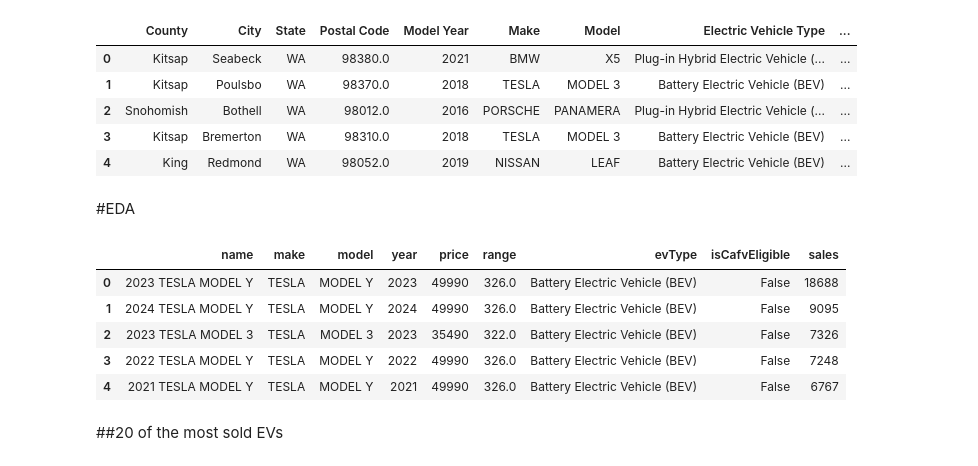
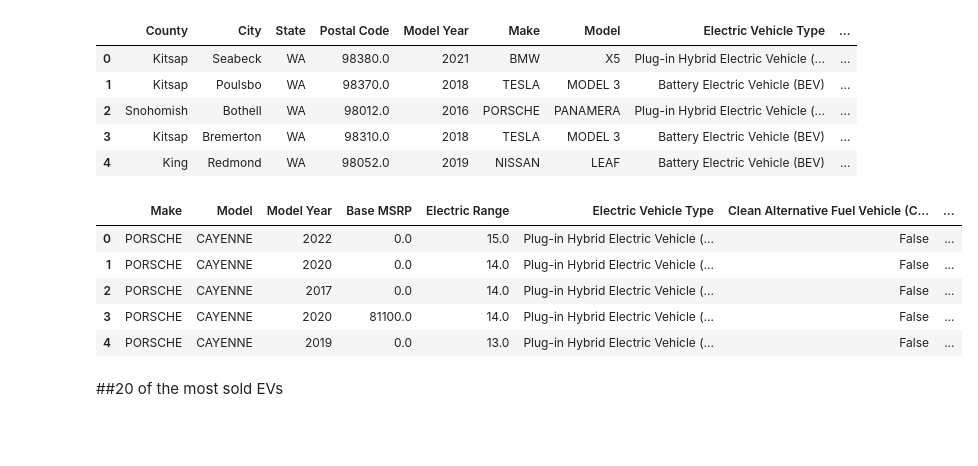
Before and after one commit to amitsingh2409/DA204o-Decoding-the-EV-Adoption, a Jupyter notebook: code/03-EDA.ipynb, the cells around one changed output. Cells and saved outputs as stored; diff of their text form; code cells hidden in the pictures; blank space fills up the shorter version.

```diff
--- a/code/03-EDA.ipynb
+++ b/code/03-EDA.ipynb
@@ -8,5 +12,5 @@ warnings.filterwarnings('ignore')
 # %%
-df = pd.read_parquet("dataset/processed_data.parquet")
+df = pd.read_parquet("../dataset/processed_data.parquet")
 df.head()
 # %% [output]
 |  | County | City | State | Postal Code | Model Year | Make | Model | Electric Vehicle Type | ... |
@@ -15,27 +19,31 @@ df.head()
 | 2 | Snohomish | Bothell | WA | 98012.0 | 2016 | PORSCHE | PANAMERA | Plug-in Hybrid Electric Vehicle (... | ... |
 | 3 | Kitsap | Bremerton | WA | 98310.0 | 2018 | TESLA | MODEL 3 | Battery Electric Vehicle (BEV) | ... |
 | 4 | King | Redmond | WA | 98052.0 | 2019 | NISSAN | LEAF | Battery Electric Vehicle (BEV) | ... |
-# %% [markdown]
-#EDA
 # %%
-#Separate df for EDA
-df_car = df[['Full Vehicle Name', 'Make', 'Model','Model Year', 'Fetched Price', 'Max Range', 'Electric Vehicle Type', 'Clean Alternative Fuel Vehicle (CAFV) Eligibility']]
-df_car.columns=['name', 'make', 'model','year', 'price', 'range', 'evType', 'isCafvEligible']
+# Separate df for EDA
+df_car = df[
+    [
+        "Make",
+        "Model",
+        "Model Year",
+        "Base MSRP",
+        "Electric Range",
+        "Electric Vehicle Type",
+        "Clean Alternative Fuel Vehicle (CAFV) Eligibility",
+    ]
+]
 df_car = df_car.drop_duplicates()
-sales=[]
-for car in df_car['name']:
-  sales.append(len(df[df['Full Vehicle Name']==car]))
-df_car['sales'] = sales
-df_car = df_car.sort_values('sales', ascending=False)
+df_car["Sales"] = df_car.groupby("Model")["Model"].transform("count")
+df_car = df_car.sort_values("Sales", ascending=False)
 df_car.reset_index(inplace=True, drop=True)
 df_car.head()
 # %% [output]
-|  | name | make | model | year | price | range | evType | isCafvEligible | sales |
-| 0 | 2023 TESLA MODEL Y | TESLA | MODEL Y | 2023 | 49990 | 326.0 | Battery Electric Vehicle (BEV) | False | 18688 |
-| 1 | 2024 TESLA MODEL Y | TESLA | MODEL Y | 2024 | 49990 | 326.0 | Battery Electric Vehicle (BEV) | False | 9095 |
-| 2 | 2023 TESLA MODEL 3 | TESLA | MODEL 3 | 2023 | 35490 | 322.0 | Battery Electric Vehicle (BEV) | False | 7326 |
-| 3 | 2022 TESLA MODEL Y | TESLA | MODEL Y | 2022 | 49990 | 326.0 | Battery Electric Vehicle (BEV) | False | 7248 |
-| 4 | 2021 TESLA MODEL Y | TESLA | MODEL Y | 2021 | 49990 | 326.0 | Battery Electric Vehicle (BEV) | False | 6767 |
+|  | Make | Model | Model Year | Base MSRP | Electric Range | Electric Vehicle Type | Clean Alternative Fuel Vehicle (C... | ... |
+| 0 | PORSCHE | CAYENNE | 2022 | 0.0 | 15.0 | Plug-in Hybrid Electric Vehicle (... | False | ... |
+| 1 | PORSCHE | CAYENNE | 2020 | 0.0 | 14.0 | Plug-in Hybrid Electric Vehicle (... | False | ... |
+| 2 | PORSCHE | CAYENNE | 2017 | 0.0 | 14.0 | Plug-in Hybrid Electric Vehicle (... | False | ... |
+| 3 | PORSCHE | CAYENNE | 2020 | 81100.0 | 14.0 | Plug-in Hybrid Electric Vehicle (... | False | ... |
+| 4 | PORSCHE | CAYENNE | 2019 | 0.0 | 13.0 | Plug-in Hybrid Electric Vehicle (... | False | ... |
 # %% [markdown]
 ##20 of the most sold EVs
 # %%
```
Also changed, not shown: parts of 17 cells of this notebook, 2 other files.
